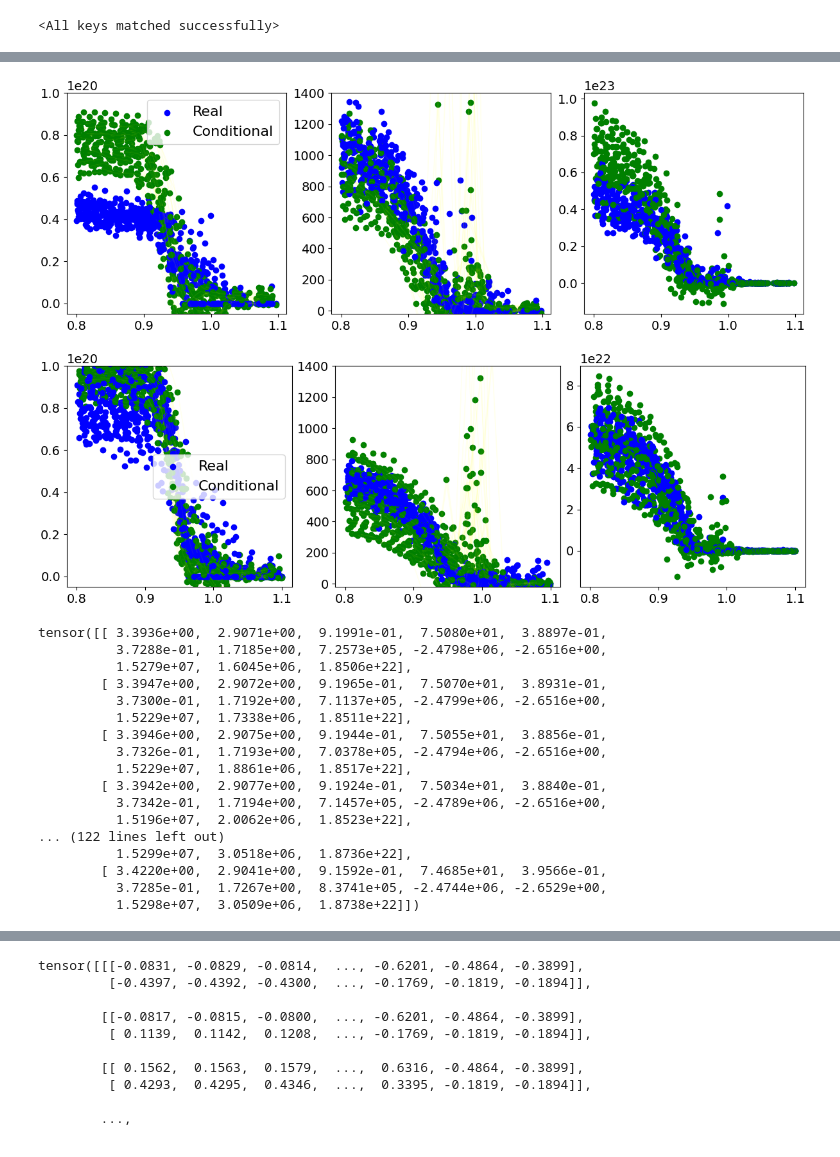
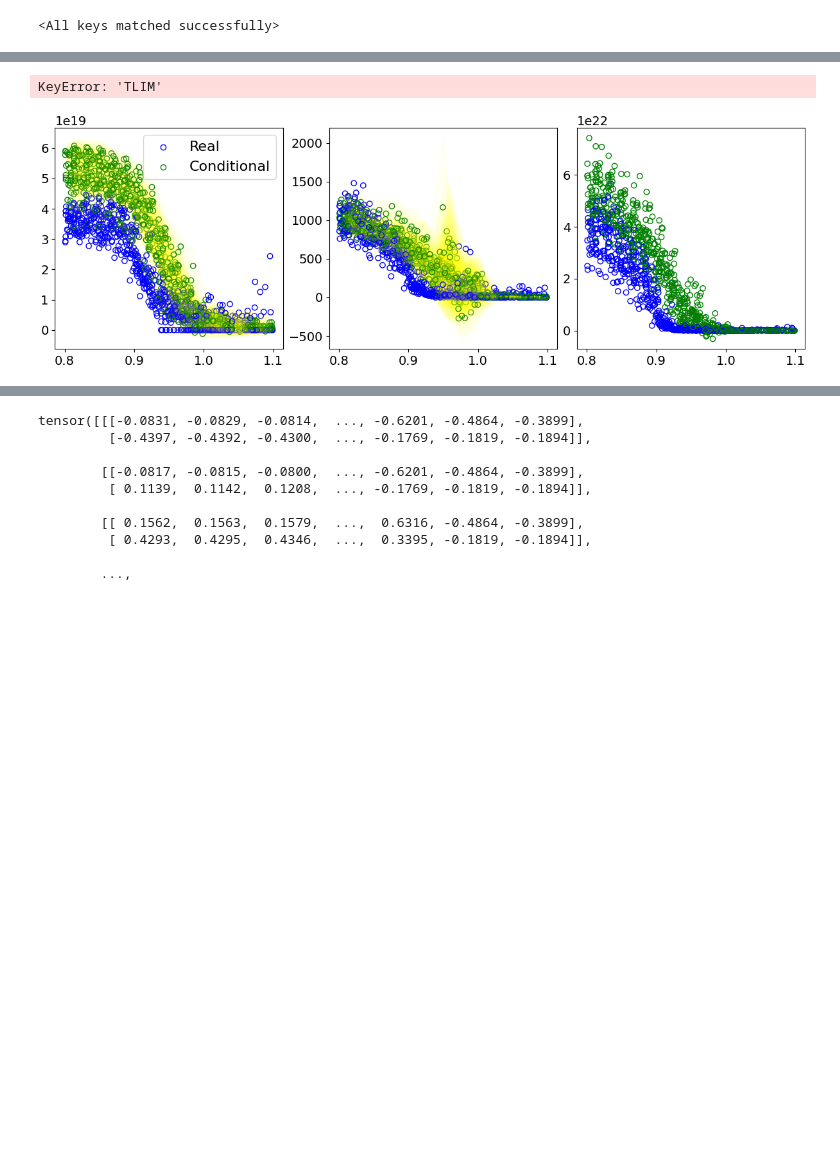
Before and after one commit to fusionby2030/moxie, a Jupyter notebook: experiments/EPED_oder_uns/Paper_Figures.ipynb, the cells around one changed output, grey strips where cells are left out. Drawn from its saved outputs; the diff is of its cells as text; code cells hidden in the pictures; blank space fills up the shorter version.

```diff
--- a/experiments/EPED_oder_uns/Paper_Figures.ipynb
+++ b/experiments/EPED_oder_uns/Paper_Figures.ipynb
@@ -85,7 +95,7 @@ experiment_dict =    {
 
     }
 # %%
-experiment_name = "CURRENT" # "TRIANGULARITY", "GASPUFF", "NBI_POWER", "CURRENT"
+experiment_name = "TRIANGULARITY" # "TRIANGULARITY", "GASPUFF", "NBI_POWER", "CURRENT"
 experiment = experiment_dict[experiment_name]
 pulse_low_id, pulse_high_id = experiment['PULSE_LOW']['id'], experiment['PULSE_HIGH']['id']
 options = [pulse_low_id, pulse_high_id]
@@ -199,11 +224,14 @@ norms_T = T_norm, T_var
 # Training Tensors
 
 train_mp_tensors = torch.tensor(train_y).float()
+val_mp_tensors = torch.tensor(val_y).float()
+
 train_mp_normalized = standardize(train_mp_tensors, MP_norm, MP_var)
 test_mp_tensors = torch.tensor(test_y).float()
 test_mp_normalized = standardize(test_mp_tensors, MP_norm, MP_var)
 
 train_profiles = torch.tensor(train_X).float()
+val_profiles = torch.tensor(val_X).float()
 
 train_profiles_normalized = torch.clone(train_profiles).float()
 train_profiles_normalized[:, 0] = standardize(train_profiles_normalized[:, 0], D_norm, D_var)
@@ -216,6 +244,8 @@ test_profiles_normalized = torch.clone(test_profiles).float()
 test_profiles_normalized[:, 0] = standardize(test_profiles_normalized[:, 0], D_norm, D_var)
 test_profiles_normalized[:, 1] = standardize(test_profiles_normalized[:, 1], T_norm, T_var)
 
+k = 13 # 12, 19, 29, 35, 36
+
 PULSE_1_real = train_profiles[pulse_1_idxs], train_radii[pulse_1_idxs], train_mask[pulse_1_idxs] > 0, options[0], train_mp_tensors[pulse_1_idxs]
 PULSE_2_real = train_profiles[pulse_2_idxs], train_radii[pulse_2_idxs], train_mask[pulse_2_idxs] > 0, options[1], train_mp_tensors[pulse_2_idxs]
 
@@ -226,6 +256,14 @@ PULSE_2_profs_conditional = get_conditional_preds(PULSE_2_real, n_samples=200)
 PULSE_2_profs_encoder, PULSE_2_mps_encoder = get_preds_pulse(PULSE_2_real)
 
 
+
+plt.close('all')
+for k in [41, 42, 43, 44, 45, 46, 47]:
+    PULSE_val_1_real = val_profiles[val_pulse_ids[k]], val_radii[val_pulse_ids[k]], val_mask[val_pulse_ids[k]] > 0, val_pulses[k], val_mp_tensors[val_pulse_ids[k]]
+    PULSE_val_conditional = get_conditional_preds(PULSE_val_1_real, n_samples=200)
+    plot_profiles(PULSE_val_1_real[0], PULSE_val_1_real[1], PULSE_val_1_real[2],PULSE_val_conditional, plot_params={'annotation': None, 'id': PULSE_val_1_real[3], 'title': 'Valid', 'TLIM': (-200, 3000)})
+
+
 # Z_MACH_TRAINING, Z_STOCH_TRAINING, Z_TRAINING = get_latent_space(train_profiles_normalized, model)
 # PRED_MPS_FROM_Z_TRAINING_NORM, PRED_MPS_FROM_Z_TRAINING_REAL = get_mps(Z_MACH_TRAINING, model)
 
@@ -236,7 +282,7 @@ PULSE_2_profs_encoder, PULSE_2_mps_encoder = get_preds_pulse(PULSE_2_real)
 
 
 plt.close('all')
-def plot_conditional(profiles_real, radii, masks, profiles_cond):
+def plot_conditional(profiles_real, radii, masks, profiles_cond, plot_params={'title': '', 'id': 0}):
     d_profs_real, t_profs_real = profiles_real[:, 0, :], profiles_real[:, 1, :]
     d_profs_cond, t_profs_cond = profiles_cond[:, :, 0, :], profiles_cond[:, :, 1, :]
 
@@ -245,63 +291,46 @@ def plot_conditional(profiles_real, radii, masks, profiles_cond):
     i = 0
     for sample_d, sample_t in zip(d_profs_cond, t_profs_cond):
         for prof_d, prof_t, rad, mask in zip(sample_d, sample_t, radii, masks,):
             if i == 0:
                 label = 'all conditonal'
                 i += 1
             else:
                 label=None
             axs[0].scatter(rad[mask], prof_d[mask], c='black', label=label)
             axs[1].scatter(rad[mask], prof_t[mask], c='black')
 
     """
     for n, (d_prof_real, t_prof_real, rad, mask, averaged_d, std_d, averaged_t, std_t) in enumerate(zip(d_profs_real, t_profs_real, radii, masks, torch.mean(d_profs_cond, 0), torch.std(d_profs_cond, 0), torch.mean(t_profs_cond, 0), torch.std(t_profs_cond, 0))):
 
 
-        axs[0].scatter(rad[mask], d_prof_real[mask], c='blue', label='Real')
-        axs[1].scatter(rad[mask], t_prof_real[mask], c='blue', label='Real')
-        axs[2].scatter(rad[mask], t_prof_real[mask]*d_prof_real[mask], c='blue', label='Real')
+        axs[0].scatter(rad[mask], d_prof_real[mask], facecolors='none', edgecolors='blue', label='Real')
+        axs[1].scatter(rad[mask], t_prof_real[mask], facecolors='none', edgecolors='blue', label='Real')
+        axs[2].scatter(rad[mask], t_prof_real[mask]*d_prof_real[mask], facecolors='none', edgecolors='blue', label='Real')
 
-        axs[0].scatter(rad[mask], averaged_d[mask], c='green', label='Conditional')
+        axs[0].scatter(rad[mask], averaged_d[mask], facecolors='none', edgecolors='green', label='Conditional')
         axs[0].fill_between(rad[mask], averaged_d[mask] + std_d[mask], averaged_d[mask] - std_d[mask], color='yellow', alpha=0.05)
         # axs[0].scatter(rad[mask], averaged_d[mask] - std_d[mask], c='yellow', alpha=0.1)
 
-        axs[1].scatter(rad[mask], averaged_t[mask], c='green')
+        axs[1].scatter(rad[mask], averaged_t[mask], facecolors='none', edgecolors='green',)
         axs[1].fill_between(rad[mask], averaged_t[mask] + std_t[mask], averaged_t[mask] - std_t[mask], color='yellow', alpha=0.05)
 
-        axs[2].scatter(rad[mask], averaged_d[mask]*averaged_t[mask], c='green')
+        axs[2].scatter(rad[mask], averaged_d[mask]*averaged_t[mask], facecolors='none', edgecolors='green',)
         # axs[2].fill_between(rad[mask], averaged_t[mask] + std_t[mask], averaged_t[mask] - std_t[mask], color='yellow', alpha=0.05)
 
         # axs[1].scatter(rad[mask], averaged_t[mask] - std_t[mask], c='yellow', alpha=0.1)
 
         if n == 0:
             axs[0].legend()
-    axs[1].set_ylim(T_LIM)
+    axs[1].set_ylim(plot_params['TLIM'])
     axs[0].set_ylim(-5e18, 1e20)
+    plt.suptitle(plot_params['title'] + ': Shot ' + str(plot_params['id']))
     plt.show()
-
-plot_conditional(PULSE_1_real[0], PULSE_1_real[1], PULSE_1_real[2],PULSE_1_profs_conditional)
-plot_conditional(PULSE_2_real[0], PULSE_2_real[1], PULSE_2_real[2],PULSE_2_profs_conditional)
-print(PULSE_2_real[-1])
+plot_conditional(PULSE_val_1_real[0], PULSE_val_1_real[1], PULSE_val_1_real[2],PULSE_val_conditional, plot_params={'annotation': None, 'id': PULSE_val_1_real[3], 'title': 'Valid'})
+# plot_conditional(PULSE_1_real[0], PULSE_1_real[1], PULSE_1_real[2],PULSE_1_profs_conditional)
+# plot_conditional(PULSE_2_real[0], PULSE_2_real[1], PULSE_2_real[2],PULSE_2_profs_conditional)
 # %% [output]
+KeyError: 'TLIM'
-[figure, old version]
+[figure, new version]
-[figure, removed]
-tensor([[ 3.3936e+00,  2.9071e+00,  9.1991e-01,  7.5080e+01,  3.8897e-01,
-          3.7288e-01,  1.7185e+00,  7.2573e+05, -2.4798e+06, -2.6516e+00,
-          1.5279e+07,  1.6045e+06,  1.8506e+22],
-        [ 3.3947e+00,  2.9072e+00,  9.1965e-01,  7.5070e+01,  3.8931e-01,
-          3.7300e-01,  1.7192e+00,  7.1137e+05, -2.4799e+06, -2.6516e+00,
-          1.5229e+07,  1.7338e+06,  1.8511e+22],
-        [ 3.3946e+00,  2.9075e+00,  9.1944e-01,  7.5055e+01,  3.8856e-01,
-          3.7326e-01,  1.7193e+00,  7.0378e+05, -2.4794e+06, -2.6516e+00,
-          1.5229e+07,  1.8861e+06,  1.8517e+22],
-        [ 3.3942e+00,  2.9077e+00,  9.1924e-01,  7.5034e+01,  3.8840e-01,
-          3.7342e-01,  1.7194e+00,  7.1457e+05, -2.4789e+06, -2.6516e+00,
-          1.5196e+07,  2.0062e+06,  1.8523e+22],
-... (122 lines left out)
-          1.5299e+07,  3.0518e+06,  1.8736e+22],
-        [ 3.4220e+00,  2.9041e+00,  9.1592e-01,  7.4685e+01,  3.9566e-01,
-          3.7285e-01,  1.7267e+00,  8.3741e+05, -2.4744e+06, -2.6529e+00,
-          1.5298e+07,  3.0509e+06,  1.8738e+22]])
 # %%
 plt.close('all')
 # Compare from encoder and real
```
Also changed, not shown: parts of 7 cells of this notebook, 5 other files.
